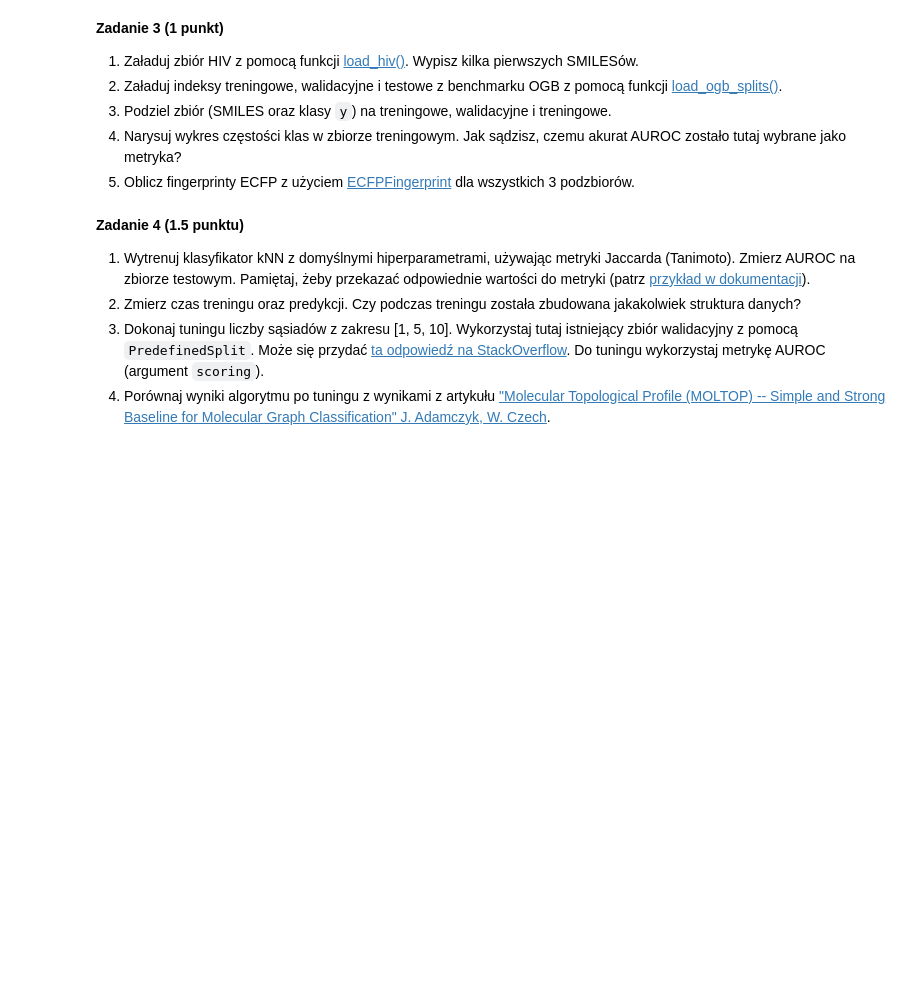
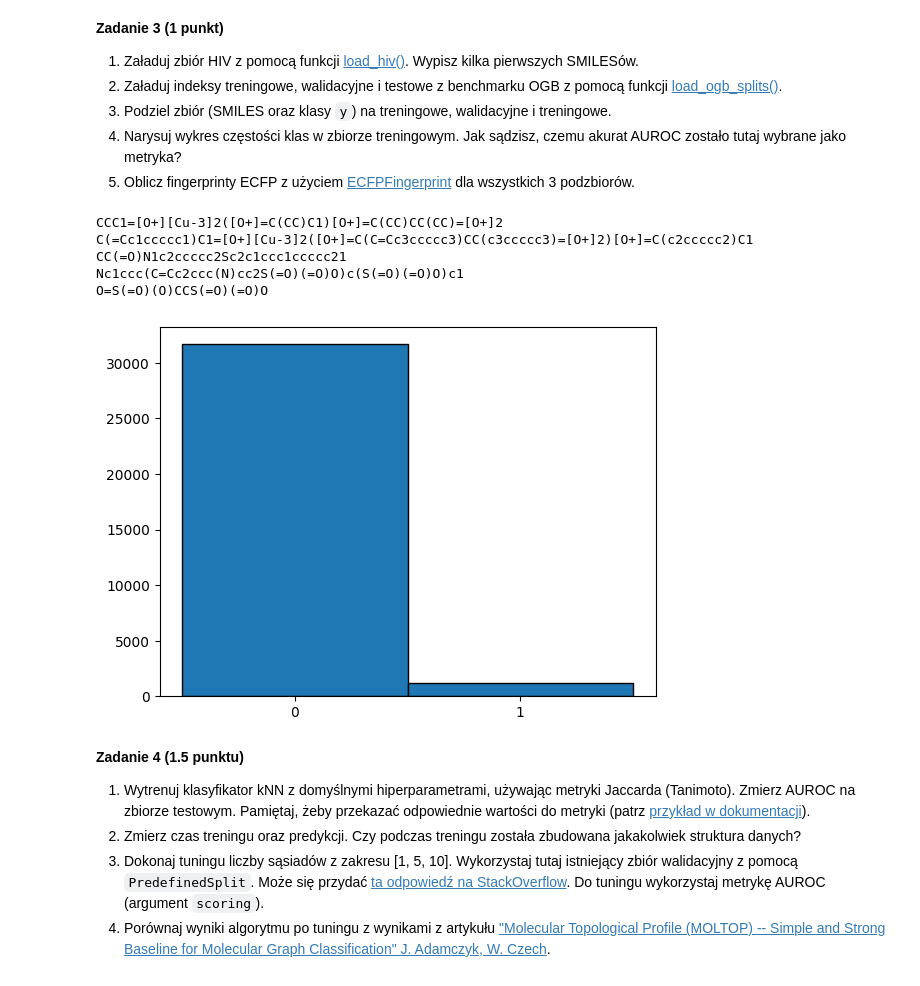
Before and after one commit to mpodmokly/podstawy-uczenia-maszynowego-24-25, a Jupyter notebook: lab2/notebook.ipynb, the cells around one changed output. Cells and saved outputs as stored; diff of their text form; code cells hidden in the pictures; blank space fills up the shorter version.

```diff
--- a/lab2/notebook.ipynb
+++ b/lab2/notebook.ipynb
@@ -445,3 +445,33 @@ Jako że zbiór jest binarny, to nie ma potrzeby żadnego skalowania zmiennych.
 3. Podziel zbiór (SMILES oraz klasy `y`) na treningowe, walidacyjne i treningowe.
 4. Narysuj wykres częstości klas w zbiorze treningowym. Jak sądzisz, czemu akurat AUROC zostało tutaj wybrane jako metryka?
 5. Oblicz fingerprinty ECFP z użyciem [ECFPFingerprint](https://scikit-fingerprints.github.io/scikit-fingerprints/modules/generated/skfp.fingerprints.ECFPFingerprint.html#skfp.fingerprints.ECFPFingerprint) dla wszystkich 3 podzbiorów.
+# %%
+from skfp.datasets.moleculenet import load_hiv, load_ogb_splits
+
+hiv_smiles, hiv_y = load_hiv()
+hiv_smiles = np.array(hiv_smiles)
+hiv_y = np.array(hiv_y)
+
+for i in range(5):
+    print(hiv_smiles[i])
+
+idx_train, idx_valid, idx_test = load_ogb_splits("HIV")
+hiv_train = hiv_smiles[idx_train]
+hiv_valid = hiv_smiles[idx_valid]
+hiv_test = hiv_smiles[idx_test]
+
+y_train = hiv_y[idx_train]
+y_valid = hiv_y[idx_valid]
+y_test = hiv_y[idx_test]
+# %% [output]
+CCC1=[O+][Cu-3]2([O+]=C(CC)C1)[O+]=C(CC)CC(CC)=[O+]2
+C(=Cc1ccccc1)C1=[O+][Cu-3]2([O+]=C(C=Cc3ccccc3)CC(c3ccccc3)=[O+]2)[O+]=C(c2ccccc2)C1
+CC(=O)N1c2ccccc2Sc2c1ccc1ccccc21
+Nc1ccc(C=Cc2ccc(N)cc2S(=O)(=O)O)c(S(=O)(=O)O)c1
+O=S(=O)(O)CCS(=O)(=O)O
+# %%
+plt.hist(y_train, bins=[-0.5, 0.5, 1.5], edgecolor="black")
+plt.xticks([0, 1])
+plt.show()
+# %% [output]
+[figure, added]
```
Also changed, not shown: parts of 5 cells of this notebook.
